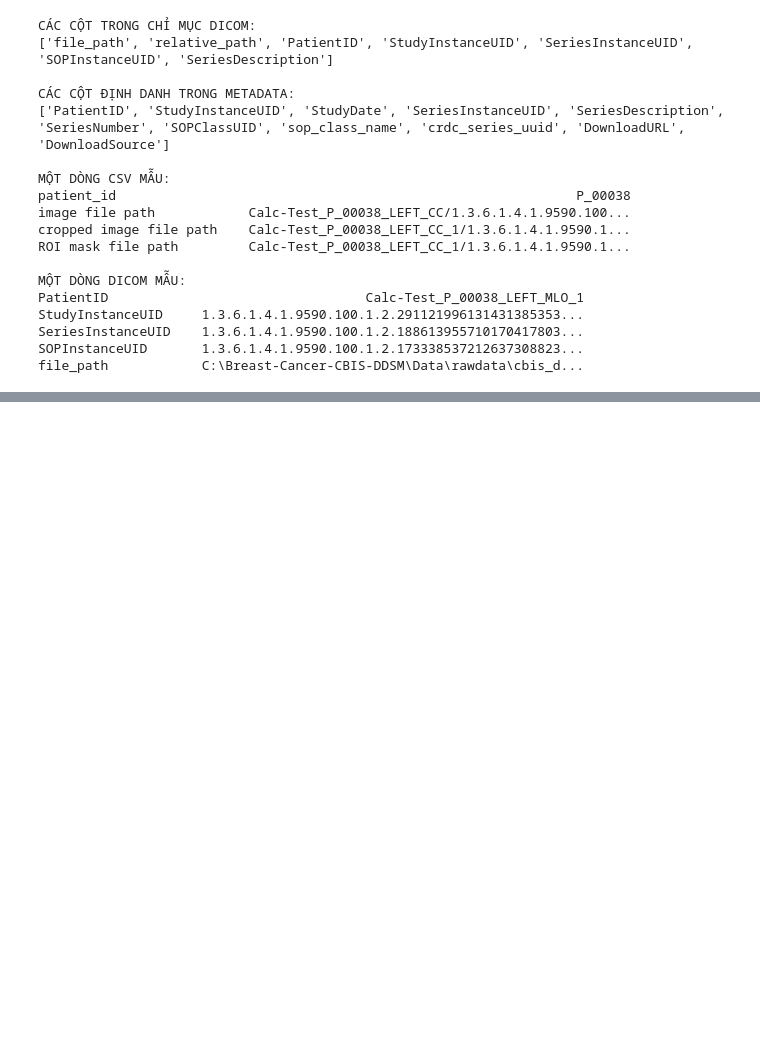
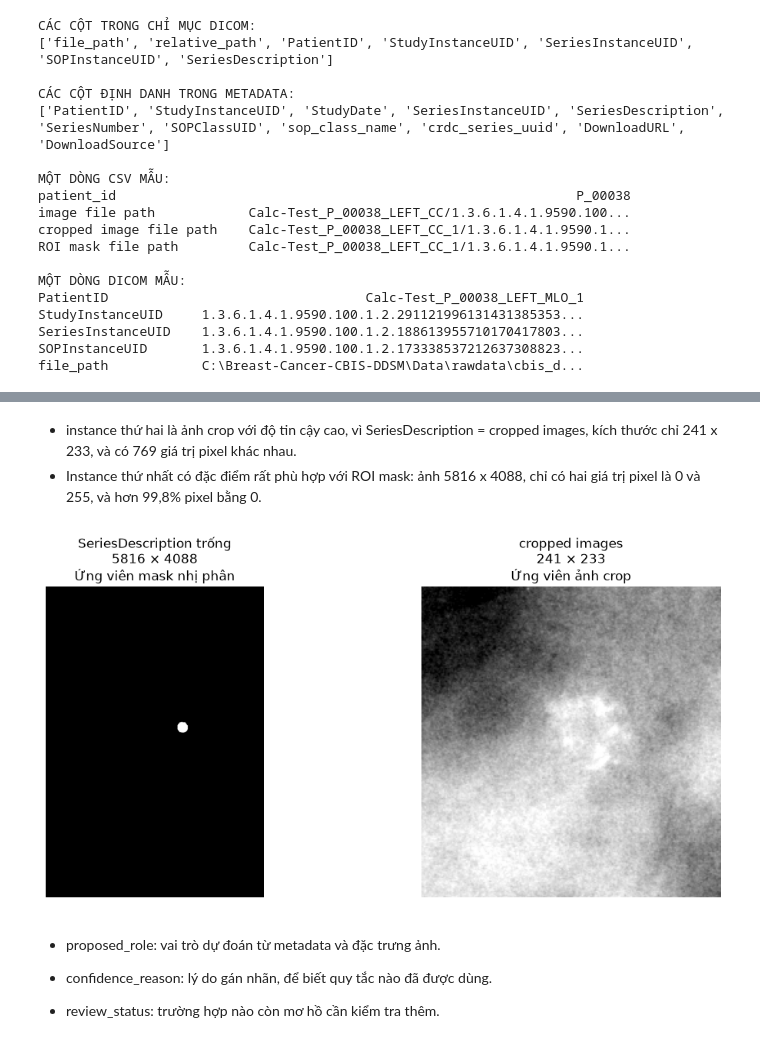
Before and after one commit to JinxX111/Breast_Cancer_CBIS-DDSM, a Jupyter notebook: notebooks/02_data_quality_and_linkage.ipynb, the cells around one changed output, grey strips where cells are left out. Drawn from its saved outputs; the diff is of its cells as text; code cells hidden in the pictures; blank space fills up the shorter version.

```diff
--- a/notebooks/02_data_quality_and_linkage.ipynb
+++ b/notebooks/02_data_quality_and_linkage.ipynb
@@ -1013,0 +2546,55 @@ Các bảng mô tả tổn thương có trường `pathology`, được dùng l
+# %% [markdown]
+- instance thứ hai là ảnh crop với độ tin cậy cao, vì SeriesDescription = cropped images, kích thước chỉ 241 x 233, và có 769 giá trị pixel khác nhau.
+- Instance thứ nhất có đặc điểm rất phù hợp với ROI mask: ảnh 5816 x 4088, chỉ có hai giá trị pixel là 0 và 255, và hơn 99,8% pixel bằng 0.
+# %%
+# KIỂM TRA TRỰC QUAN CA MẪU
+# Chỉ hiển thị 2 DICOM instance đã đọc ở bước trước.
+
+import matplotlib.pyplot as plt
+import numpy as np
+import pydicom
+from pathlib import Path
+
+if len(sample_rows) != 2:
+    raise ValueError(
+        f"Cần đúng 2 instance trong ca mẫu; hiện có {len(sample_rows)}."
+    )
+
+fig, axes = plt.subplots(1, 2, figsize=(12, 5))
+
+for ax, (_, row) in zip(axes, sample_rows.iterrows()):
+    ds = pydicom.dcmread(str(row["file_path"]))
+    arr = ds.pixel_array
+
+    desc = str(getattr(ds, "SeriesDescription", "")).strip()
+    if not desc:
+        desc = "SeriesDescription trống"
+
+    if arr.ndim == 2 and np.unique(arr).size <= 2:
+        # Ảnh nhị phân: hiển thị nguyên trạng
+        ax.imshow(arr, cmap="gray", vmin=0, vmax=255)
+        display_type = "Ứng viên mask nhị phân"
+    else:
+        # Ảnh crop: điều chỉnh tương phản chỉ để quan sát
+        lo, hi = np.percentile(arr, [1, 99])
+        if hi <= lo:
+            lo, hi = float(arr.min()), float(arr.max())
+
+        ax.imshow(arr, cmap="gray", vmin=lo, vmax=hi)
+        display_type = "Ứng viên ảnh crop"
+
+    ax.set_title(
+        f"{desc}\n{arr.shape[0]} × {arr.shape[1]}\n{display_type}"
+    )
+    ax.axis("off")
+
+plt.tight_layout()
+plt.show()
+# %% [output]
+[figure, added]
+# %% [markdown]
+- proposed_role: vai trò dự đoán từ metadata và đặc trưng ảnh.
+
+- confidence_reason: lý do gán nhãn, để biết quy tắc nào đã được dùng.
+
+- review_status: trường hợp nào còn mơ hồ cần kiểm tra thêm.
```
Also changed, not shown: parts of 104 cells of this notebook.
